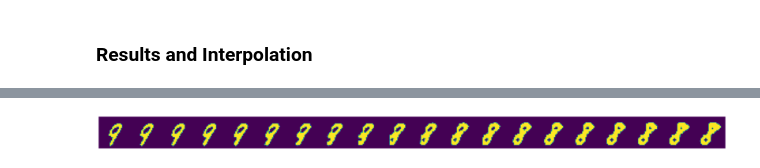
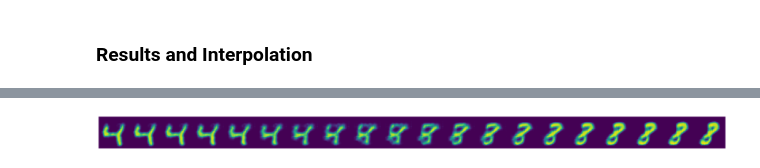
Before and after one commit to eje24/face-interpolation, a Jupyter notebook: architectures/vae.ipynb, the cells around one changed output, grey strips where cells are left out. Saved outputs shown, nothing was run; the diff lists cells and outputs as text; code cells hidden in the pictures.

```diff
--- a/architectures/vae.ipynb
+++ b/architectures/vae.ipynb
@@ -9,39 +7,6 @@ import os
 from matplotlib import pyplot as plt
 from constants import REPO_DIR
 from utils import get_saved_model, NormalizeImage
-# %%
-class VAE(nn.Module):
-    def __init__(self):
-        super().__init__()
-
-        d =
-        self.encoder = nn.Sequential(
-            nn.Linear(784, d ** 2),
-            nn.ReLU(),
-            nn.Linear(d ** 2, d * 2)
-        )
-
-        self.decoder = nn.Sequential(
-            nn.Linear(d, d ** 2),
-            nn.ReLU(),
-            nn.Linear(d ** 2, 784),
-            nn.Sigmoid(),
-        )
-
-def reparameterise(self, mu, logvar):
-    if self.training:
-        std = logvar.mul(0.5).exp_()
-        eps = std.data.new(std.size()).normal_()
-        return eps.mul(std).add_(mu)
-    else:
-        return mu
-
-def forward(self, x):
-    mu_logvar = self.encoder(x.view(-1, 784)).view(-1, 2, d)
-    mu = mu_logvar[:, 0, :]
-    logvar = mu_logvar[:, 1, :]
-    z = self.reparameterise(mu, logvar)
-    return self.decoder(z), mu, logvar
 # %%
 class ReparameterizationAndLossBlock(nn.Module):
   """
@@ -121,13 +86,13 @@ class VariationalAutoEncoder(nn.Module):
     x = self.decoder(z)
     return torch.sigmoid(x)
 # %%
+from utils import mnist_training_set
+
 def retrain_model():
     """
     @returns: retrains new model
     """
-    transform = transforms.Compose([transforms.ToTensor(), NormalizeImage()])
-    training_set = tv.datasets.MNIST(root = './data', train = True, download = True, transform=transform)
-    dataloader = torch.utils.data.DataLoader(training_set, batch_size=32, shuffle=False)
+    dataloader = torch.utils.data.DataLoader(mnist_training_set, batch_size=32, shuffle=False)
     num_epochs = 5
     batch_size = 32
     model = VariationalAutoEncoder().cpu()
@@ -146,7 +111,6 @@ def retrain_model():
             optimizer.zero_grad()
             loss.backward()
             optimizer.step()
-        # ===================log========================
         print('epoch [{}/{}], loss:{:.4f}'.format(epoch+1, num_epochs, loss.item()))
     return model.eval()
 # %%
@@ -181,6 +155,6 @@ show_examples(model, 4)
 # %%
 from utils import get_img, display_interpolation_by_idx
 
-display_interpolation_by_idx(model, 22, 31, 20)
+display_interpolation_by_idx(model, 2, 31, 20)
 # %% [output]
-[figure, old version]
+[figure, new version]
```
Also changed, not shown: parts of 4 cells of this notebook, 7 other files.
